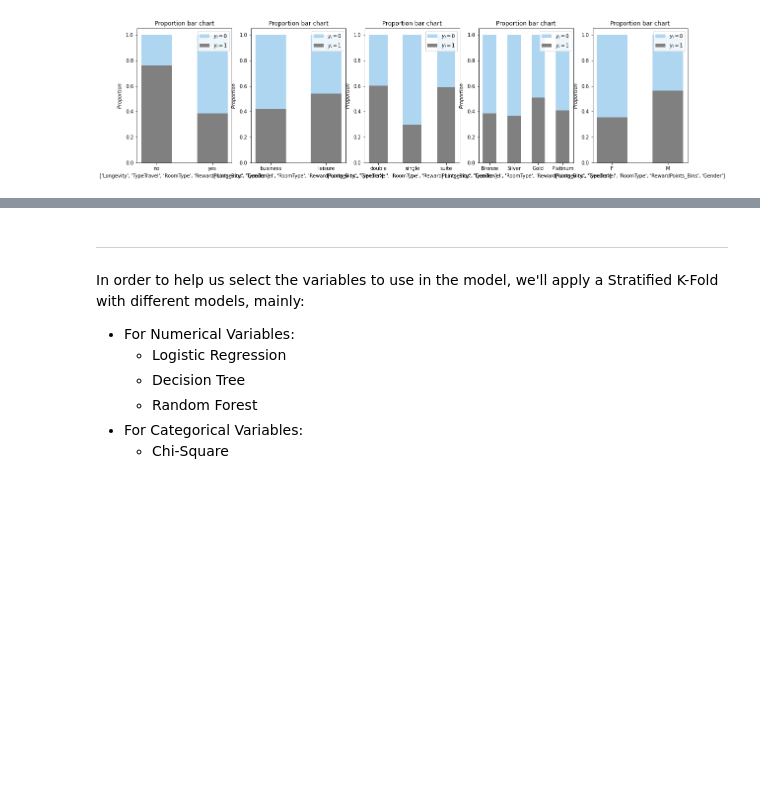
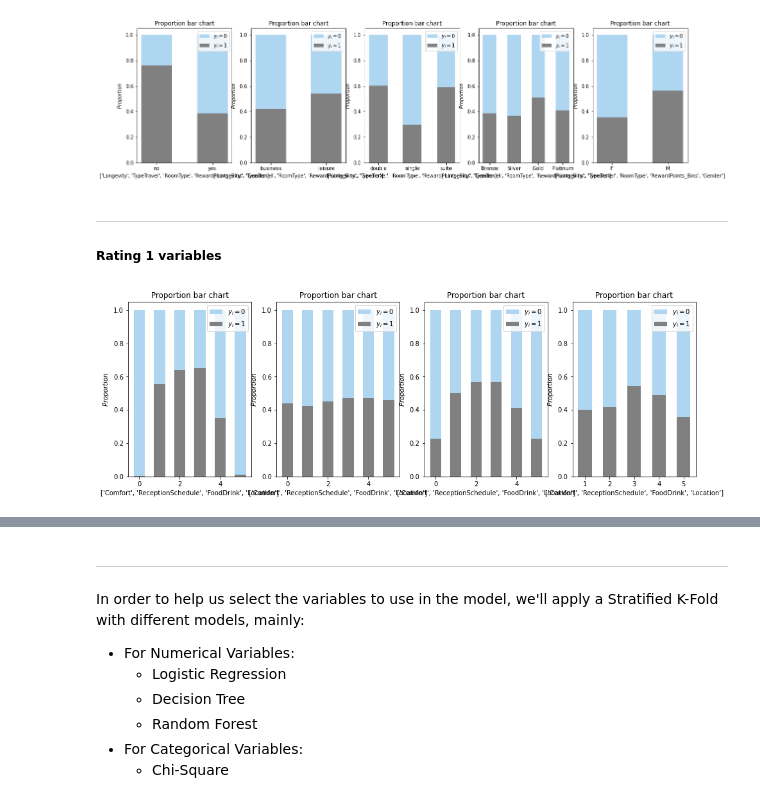
Before and after one commit to manelcbf/DSaML_Projects, a Jupyter notebook: Supervised_Learning/Supervised_Notebook_MF.ipynb, the cells around one changed output, grey strips where cells are left out. Saved outputs shown, nothing was run; the diff lists cells and outputs as text; code cells hidden in the pictures; blank space fills up the shorter version.

```diff
--- a/Supervised_Learning/Supervised_Notebook_MF.ipynb
+++ b/Supervised_Learning/Supervised_Notebook_MF.ipynb
@@ -529,3 +529,10 @@ proportion_charts_categorical(data.join(target), ['Longevity','TypeTravel','Room
 # %% [output]
 [figure]
 [figure]
+# %% [markdown]
+----
+##### Rating 1 variables
+# %%
+proportion_charts_categorical(data.join(target), ['Comfort','ReceptionSchedule','FoodDrink','Location'], "Churn")
+# %% [output]
+[figure, added]
```
Also changed, not shown: parts of 34 cells of this notebook, 2 other files.
